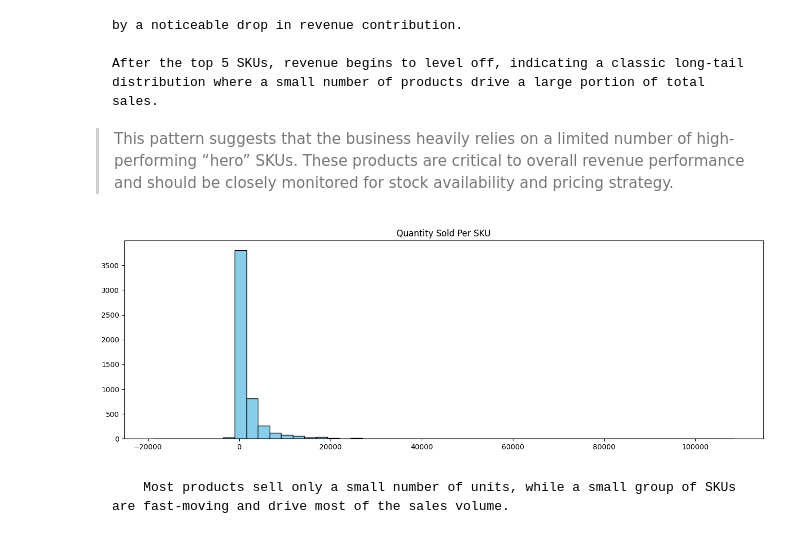
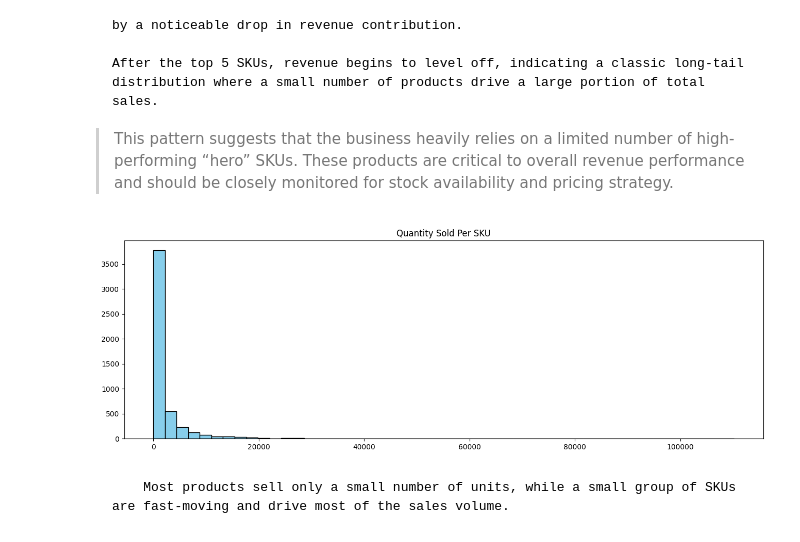
Before and after one commit to ezzatmohammed/online-retail-analysis, a Jupyter notebook: notebooks/01_eda.ipynb, the cells around one changed output. Saved outputs shown, nothing was run; the diff lists cells and outputs as text; code cells hidden in the pictures.

```diff
--- a/notebooks/01_eda.ipynb
+++ b/notebooks/01_eda.ipynb
@@ -130,0 +189,7 @@ memory usage: 65.1 MB
+# %%
+# Time Conversion
+df['InvoiceDate'] = pd.to_datetime(df['InvoiceDate'])
+df['Year'] = df['InvoiceDate'].dt.year
+df['Month'] = df['InvoiceDate'].dt.month
+df['Day'] = df['InvoiceDate'].dt.day
+df.head()
@@ -130,0 +246,6 @@ memory usage: 65.1 MB
+# %%
+# valid_invoices
+valid_invoices = df[~df['Invoice'].str.startswith('C')]
+
+# describe Price for valid invoices
+valid_invoices["Price"].describe()
@@ -130,0 +287,3 @@ memory usage: 65.1 MB
+# %%
+#drop negative price and quantity rows because they are likely data entry errors
+valid_invoices = valid_invoices[(valid_invoices["Price"] >= 0) & (valid_invoices["Quantity"] >= 0)]
@@ -153,7 +354,7 @@ print(total_line_items)
 # %%
 # Calculate Order Value
-df["line_total"] = df["Quantity"] * df["Price"]
-order_value = df.groupby("Invoice")["line_total"].sum()
+valid_invoices["line_total"] = valid_invoices["Quantity"] * valid_invoices["Price"]
+order_value = valid_invoices.groupby("Invoice")["line_total"].sum()
 print(order_value)
 # %% [output]
 Invoice
@@ -225,15 +410,15 @@ plt.show()
 > This pattern suggests that the business heavily relies on a limited number of high-performing “hero” SKUs. These products are critical to overall revenue performance and should be closely monitored for stock availability and pricing strategy.
 # %%
 # Quantity Sold Per SKU
-sku_quantity = df.groupby("StockCode")["Quantity"].sum()
+sku_quantity = valid_invoices.groupby("StockCode")["Quantity"].sum()
 
 # plot Quantity Sold Per SKU
 plt.figure(figsize=(16,5))
 plt.title("Quantity Sold Per SKU")
 plt.hist(sku_quantity, bins=50, color='skyblue', edgecolor='black')
 plt.show()
 # %% [output]
-[figure, old version]
+[figure, new version]
 # %% [markdown]
         Most products sell only a small number of units, while a small group of SKUs are fast-moving and drive most of the sales volume.
 # %%
```
Also changed, not shown: parts of 26 cells of this notebook, 3 other files.
